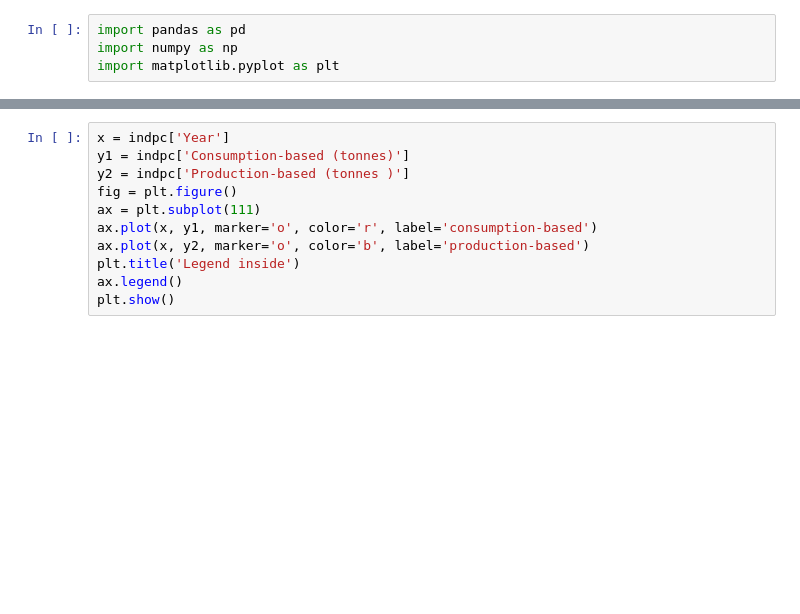
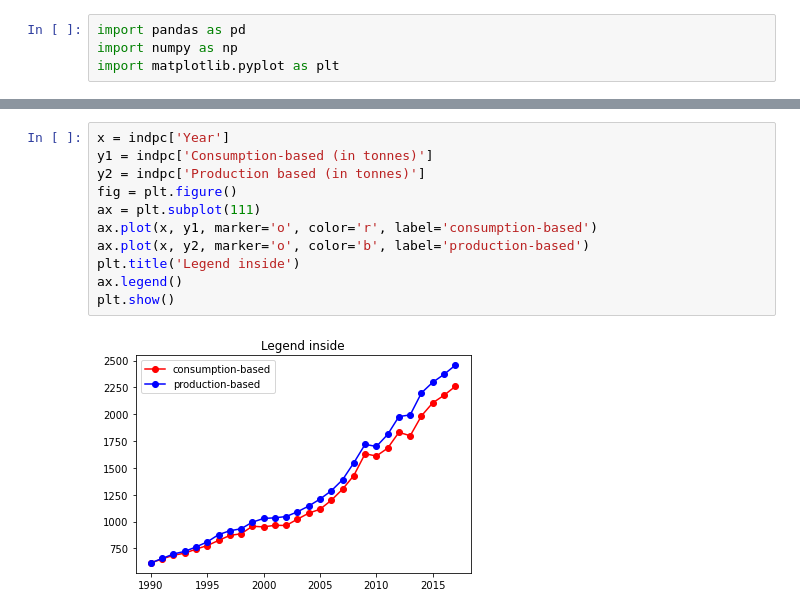
Before and after one commit to Yukta-Jaiswal/CO2-emissons-visualization, a Jupyter notebook: DV project/code.ipynb, the cells around one changed output, grey strips where cells are left out. Saved outputs shown, nothing was run; the diff lists cells and outputs as text; blank space fills up the shorter version.

```diff
--- a/DV project/code.ipynb
+++ b/DV project/code.ipynb
@@ -49,12 +63,14 @@ indpc.head()
 # %%
 x = indpc['Year']
-y1 = indpc['Consumption-based (tonnes)']
-y2 = indpc['Production-based (tonnes )']
+y1 = indpc['Consumption-based (in tonnes)']
+y2 = indpc['Production based (in tonnes)']
 fig = plt.figure()
 ax = plt.subplot(111)
 ax.plot(x, y1, marker='o', color='r', label='consumption-based')
 ax.plot(x, y2, marker='o', color='b', label='production-based')
 plt.title('Legend inside')
 ax.legend()
 plt.show()
+# %% [output]
+[figure, added]
 # %%
```
Also changed, not shown: parts of 23 cells of this notebook.
